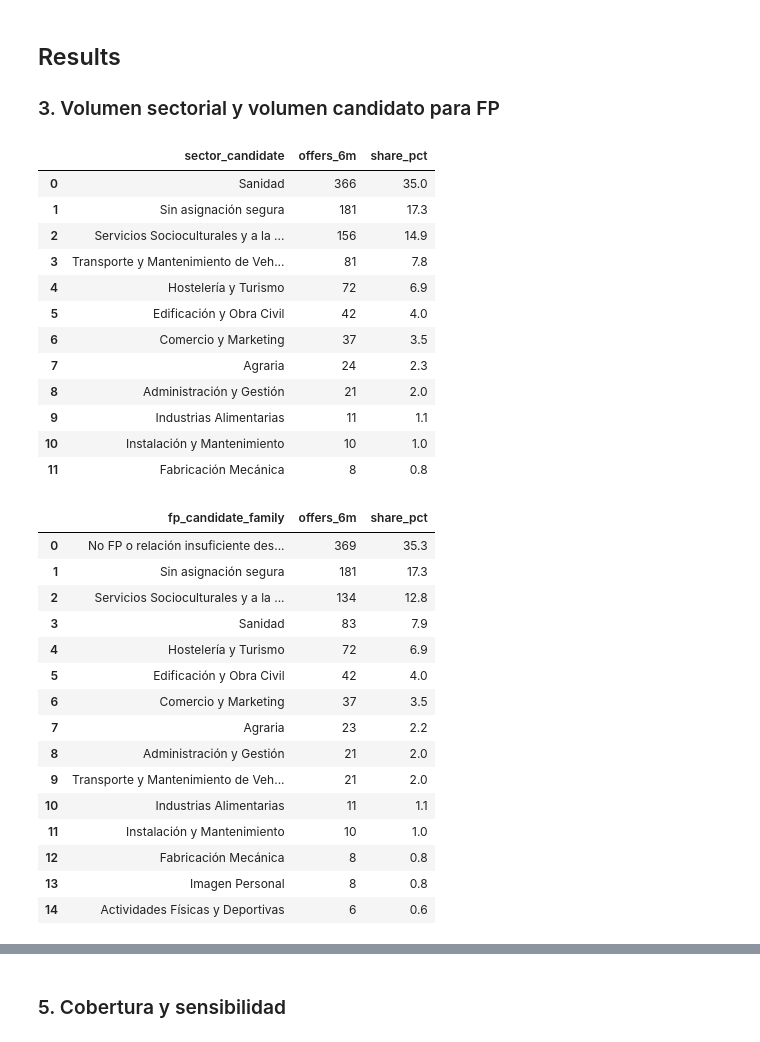
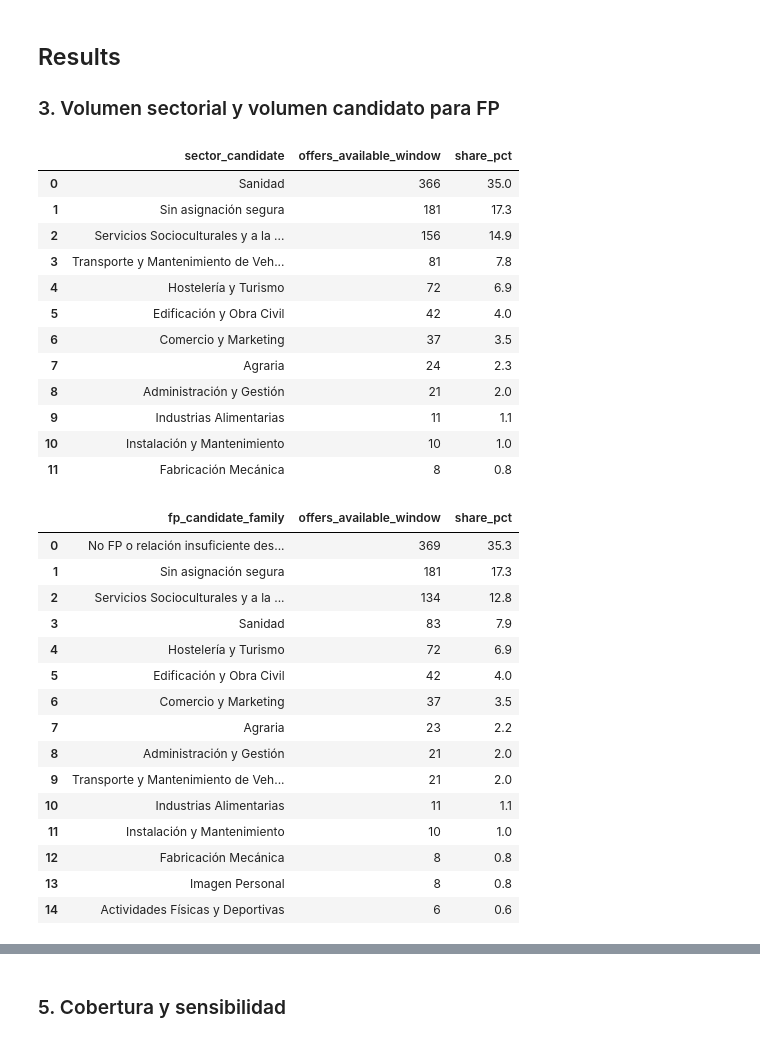
Before and after one commit to Huntsman1756/concursos_cyl, a Jupyter notebook: analysis/ecyl_fp_family_pilot_ranking.ipynb, the cells around one changed output, grey strips where cells are left out. Saved outputs shown, nothing was run; the diff lists cells and outputs as text; code cells hidden in the pictures.

```diff
--- a/analysis/ecyl_fp_family_pilot_ranking.ipynb
+++ b/analysis/ecyl_fp_family_pilot_ranking.ipynb
@@ -117,14 +117,14 @@ df.loc[df['sector_candidate'].eq('Sin asignación segura'), 'fp_candidate_family
 ### 3. Volumen sectorial y volumen candidato para FP
 # %%
 window = df[df['publishedAt'] >= cutoff_6m].copy()
-sector_rank = (window.groupby('sector_candidate').size().rename('offers_6m').sort_values(ascending=False).reset_index())
-fp_rank = (window.groupby('fp_candidate_family').size().rename('offers_6m').sort_values(ascending=False).reset_index())
-sector_rank['share_pct'] = (sector_rank['offers_6m'] / len(window) * 100).round(1)
-fp_rank['share_pct'] = (fp_rank['offers_6m'] / len(window) * 100).round(1)
+sector_rank = (window.groupby('sector_candidate').size().rename('offers_available_window').sort_values(ascending=False).reset_index())
+fp_rank = (window.groupby('fp_candidate_family').size().rename('offers_available_window').sort_values(ascending=False).reset_index())
+sector_rank['share_pct'] = (sector_rank['offers_available_window'] / len(window) * 100).round(1)
+fp_rank['share_pct'] = (fp_rank['offers_available_window'] / len(window) * 100).round(1)
 display(sector_rank.head(12))
 display(fp_rank.head(15))
 # %% [output]
-|  | sector_candidate | offers_6m | share_pct |
+|  | sector_candidate | offers_available_window | share_pct |
 | 0 | Sanidad | 366 | 35.0 |
 | 1 | Sin asignación segura | 181 | 17.3 |
 | 2 | Servicios Socioculturales y a la ... | 156 | 14.9 |
@@ -137,7 +137,7 @@ display(fp_rank.head(15))
 | 9 | Industrias Alimentarias | 11 | 1.1 |
 | 10 | Instalación y Mantenimiento | 10 | 1.0 |
 | 11 | Fabricación Mecánica | 8 | 0.8 |
-|  | fp_candidate_family | offers_6m | share_pct |
+|  | fp_candidate_family | offers_available_window | share_pct |
 | 0 | No FP o relación insuficiente des... | 369 | 35.3 |
 | 1 | Sin asignación segura | 181 | 17.3 |
 | 2 | Servicios Socioculturales y a la ... | 134 | 12.8 |
```
Also changed, not shown: parts of 4 cells of this notebook, 2 other files.
